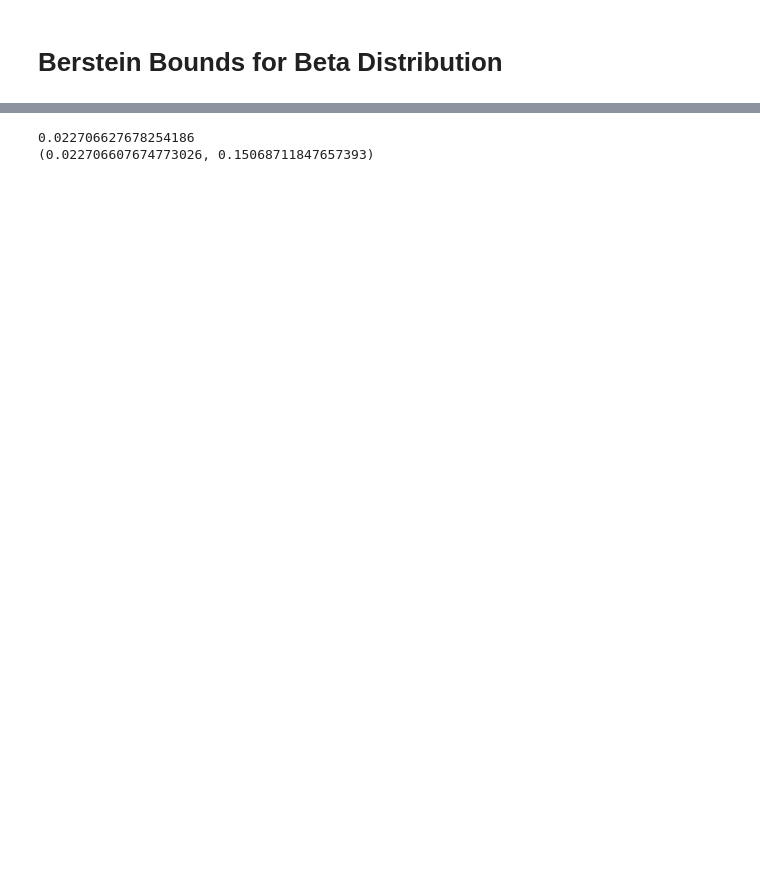
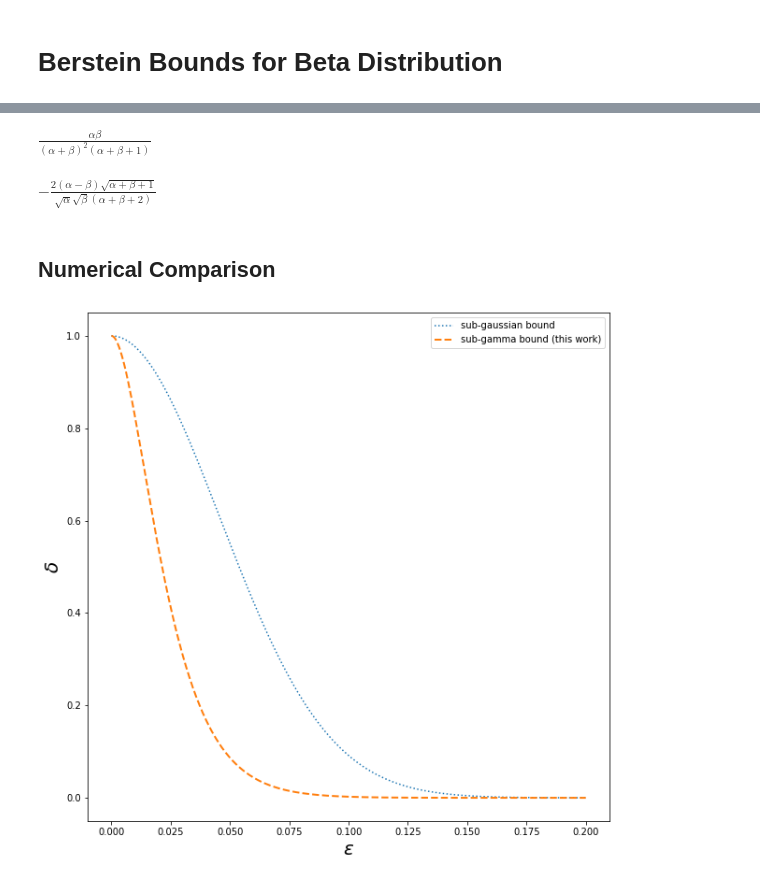
Before and after one commit to maciejskorski/beta_tails, a Jupyter notebook: Beta_SubGamma.ipynb, the cells around one changed output, grey strips where cells are left out. Saved outputs shown, nothing was run; the diff lists cells and outputs as text; code cells hidden in the pictures; blank space fills up the shorter version.

```diff
--- a/Beta_SubGamma.ipynb
+++ b/Beta_SubGamma.ipynb
@@ -27,28 +62,91 @@ Processing triggers for man-db (2.8.3-2ubuntu0.1) ...
+# %%
+# example: find the variance
+import sympy as sm
+b,a = sm.symbols('beta alpha',positive=True)
+beta_central_moment(2,a,b)
+# %% [output]
+$\displaystyle \frac{\alpha \beta}{\left(\alpha + \beta\right)^{2} \left(\alpha + \beta + 1\right)}$
+# %%
+# example: find the skewness
+import sympy as sm
+b,a = sm.symbols('beta alpha',positive=True)
+var = beta_central_moment(2,a,b)
+(beta_central_moment(3,a,b)/sm.sqrt(var**3)).factor()
+# %% [output]
+$\displaystyle - \frac{2 \left(\alpha - \beta\right) \sqrt{\alpha + \beta + 1}}{\sqrt{\alpha} \sqrt{\beta} \left(\alpha + \beta + 2\right)}$
+# %% [markdown]
+## Numerical Comparison
 # %%
 from scipy.special import hyp1f1
 from scipy.optimize import root_scalar
 import numpy as np
 
 def beta_subgauss(a,b):
   ''' variance for sub-gaussian approx of beta distribution
       based on https://arxiv.org/pdf/1705.00048.pdf '''
   f = lambda x: np.log(hyp1f1(a,a+b,x)) - 0.5*x*a*1/(a+b)*( 1 + hyp1f1(a+1,a+b+1,x) / hyp1f1(a,a+b,x) )
-  x0 = root_scalar(f,bracket=[0.001,10000],method='bisect').root
+  x0 = root_scalar(f,bracket=[0.001,100000],method='bisect').root
   v2 = a*1/((a+b)*x0)*(hyp1f1(a+1,a+b+1,x0) / hyp1f1(a,a+b,x0)-1)
   return v2
 
 def beta_variance(a,b):
   return a*b * 1/ (a+b)**2 * 1/(a+b+1)
 
 def beta_subgamma(a,b):
   ''' variance and scale for sub-gamma approx of beta distribution
-      based on: '''
+      based on: (this paper)'''
   v2 = beta_variance(a,b)
-  c = max((a-b)*1/(a+b)*1/(a+b+1),v2**0.5)
+  c = max(2/3*(b-a)/(a+b)*1/(a+b+1),0)
   return v2,c
 
-print(beta_subgauss(5,5.01))
-print(beta_subgamma(5,5.01))
+def beta_tail_frankl(a,b,eps):
+  ''' the sub-gamma tail approximation due to Frankl and Maehera
+      based on discussion in: Continuous Univariate Distributions
+  '''
+  mu = a/(a+b)
+  eps = eps / mu
+  eps_exp = eps**2/2-eps**3/3
+  tail = 2/(eps_exp/eps) * ((a+b)/(2*np.pi*a*b))**0.5 * np.exp(-a*eps_exp)
+
+  return tail
+
+from matplotlib import pyplot as plt
+from scipy.stats import beta
+from scipy.special import betainc
+import numpy as np
+
+def compare_tails(a,b,eps):
+  '''compares sub-gaussian and sub-gamma tail approximations for Beta distribution '''
+
+  plt.figure(figsize=(10,10))
+
+  mean = a/(a+b)
+  v2_gauss = beta_subgauss(a,b)
+  v2_gamma,c_gamma = beta_subgamma(a,b)
+
+  tail_true = 1-beta(a,b).cdf(mean+eps)
+  tail_sub_gauss = np.exp(- eps**2 / (2*v2_gauss) )
+  tail_sub_gamma = np.exp(- eps**2/(2*v2_gamma + 2*eps*c_gamma ))
+  tail_frankl = np.clip(beta_tail_frankl(a,b,eps),0.0,1)
+  tail_lutz = np.exp(- eps**2/(2*v2_gamma + 2*eps*c_gamma*(a+b+2)/(a+b+1) ))
+
+  plt.plot(eps,tail_sub_gauss,':',label='sub-gaussian bound')
+  plt.plot(eps,tail_sub_gamma,'--',linewidth=2,label='sub-gamma bound (this work)')
+
+  plt.legend()
+  plt.xlabel('$\epsilon$',fontsize=20)
+  plt.ylabel('$\delta$',fontsize=20)
+  plt.show()
+  return tail_sub_gauss,tail_sub_gamma
+
+a,b = 2,98 # params of your choice
+eps = np.linspace(0,0.2,1000)
+
+tail_sub_gauss, tail_sub_gamma = compare_tails(a,b,eps)
+
+import pandas as pd
+out = pd.DataFrame([eps,tail_sub_gauss,tail_sub_gamma]).T
+out.columns = ['eps','gamma','gauss']
+out.to_csv(f'beta_{a}_{b}.csv')
 # %% [output]
-0.022706627678254186
-(0.022706607674773026, 0.15068711847657393)
+[figure, added]
```
Also changed, not shown: parts of 6 cells of this notebook.
